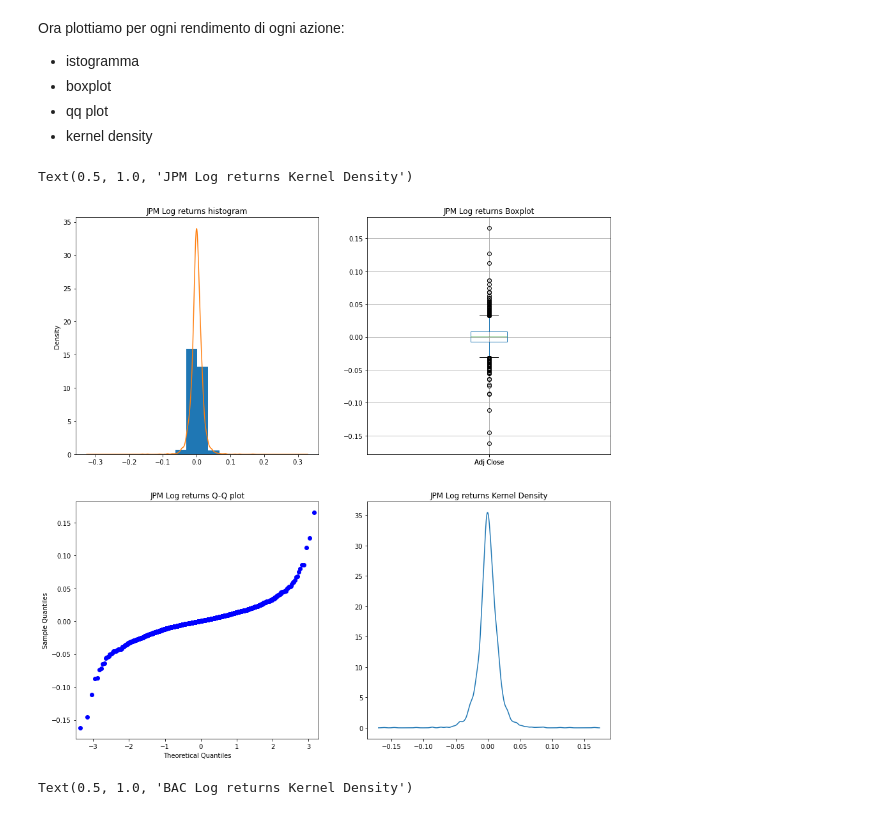
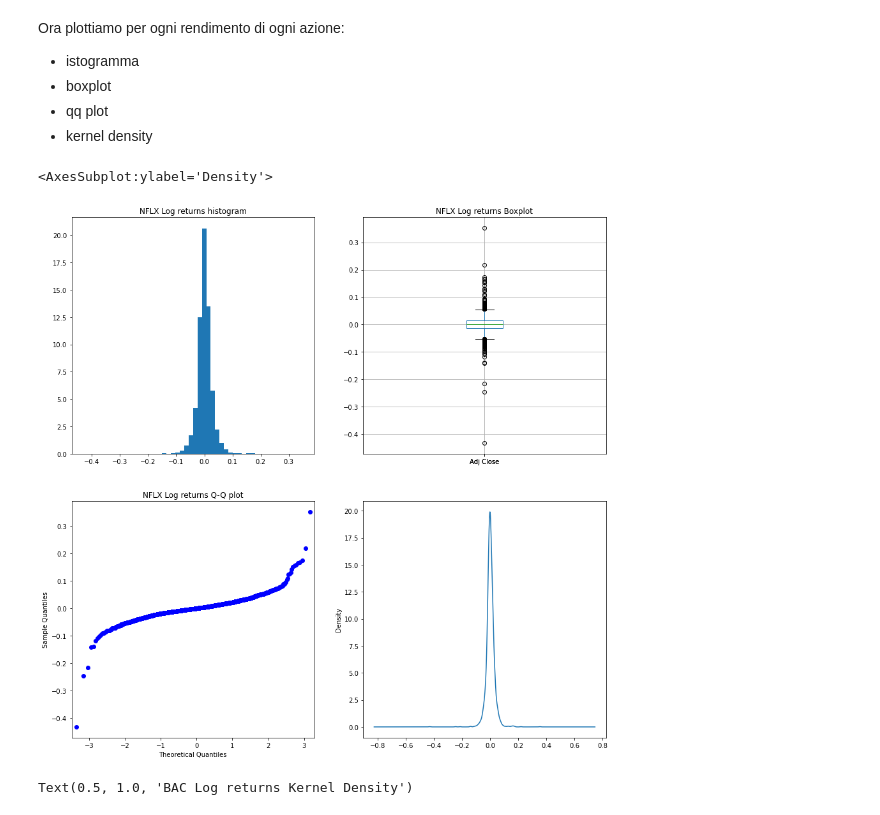
Before and after one commit to michelebanfi/business-intelligence, a Jupyter notebook: BanfiMichele869294.ipynb, the cells around one changed output. Saved outputs shown, nothing was run; the diff lists cells and outputs as text; code cells hidden in the pictures.

```diff
--- a/BanfiMichele869294.ipynb
+++ b/BanfiMichele869294.ipynb
@@ -35,17 +35,17 @@ Scarichiamo i dati dei titoli selezionati, compresi tra le seguenti date: 30.11.
 start = "2012-11-30"
 end = "2022-11-30"
 
+#Tech
+NFLX = yf.download("NFLX", start, end)
+META = yf.download("META", start, end)
+
 #Financials
-JPM = yf.download("JPM", start, end)
-BAC = yf.download("BAC", start, end)
+GS = yf.download("GS", start, end)
+C = yf.download("C", start, end)
 
-#Healtcare
-JNJ = yf.download("JNJ", start, end)
-PFE = yf.download("PFE", start, end)
-
-#Energy
-CVX = yf.download("CVX", start, end)
-XOM = yf.download("XOM", start, end)
+#Consumers
+KO = yf.download("KO", start, end)
+PEP = yf.download("PEP", start, end)
 # %% [output]
 [*********************100%***********************]  1 of 1 completed
 [*********************100%***********************]  1 of 1 completed
@@ -337,29 +305,25 @@ Ora plottiamo per ogni rendimento di ogni azione:
 # %%
 #JPM
 fig = plt.figure(figsize=(15, 15))
 
 ax=fig.add_subplot(221)
-plt.hist(rlJPM, density=True)
-plt.title('JPM Log returns histogram')
-rlJPM.plot.density()
+plt.hist(rlNFLX, density=True, bins=50)
+plt.title('NFLX Log returns histogram')
 
 ax=fig.add_subplot(222)
-plt.boxplot(rlJPM)
-plt.title('JPM Log returns Boxplot')
-rlJPM.to_frame().boxplot()
+plt.boxplot(rlNFLX)
+plt.title('NFLX Log returns Boxplot')
+rlNFLX.to_frame().boxplot()
 
 ax=fig.add_subplot(223)
-sm.graphics.qqplot(rlJPM, line='s', ax=ax)
-plt.title('JPM Log returns Q-Q plot')
+sm.graphics.qqplot(rlNFLX, line='s', ax=ax)
+plt.title('NFLX Log returns Q-Q plot')
 
-kde = sm.nonparametric.KDEUnivariate(rlJPM)
-kde.fit()
 ax=fig.add_subplot(224)
-ax.plot(kde.support, kde.density)
-plt.title('JPM Log returns Kernel Density')
+rlNFLX.plot.density()
 # %% [output]
-Text(0.5, 1.0, 'JPM Log returns Kernel Density')
+<AxesSubplot:ylabel='Density'>
-[figure, old version]
+[figure, new version]
 # %%
 #BAC
 fig = plt.figure(figsize=(15, 15))
```
Also changed, not shown: parts of 18 cells of this notebook, 8 other files.
